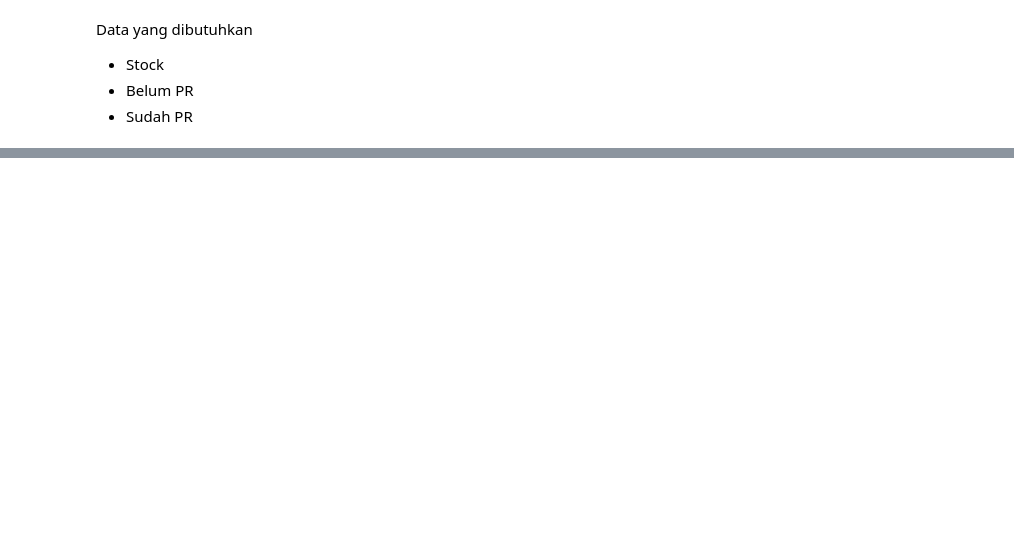
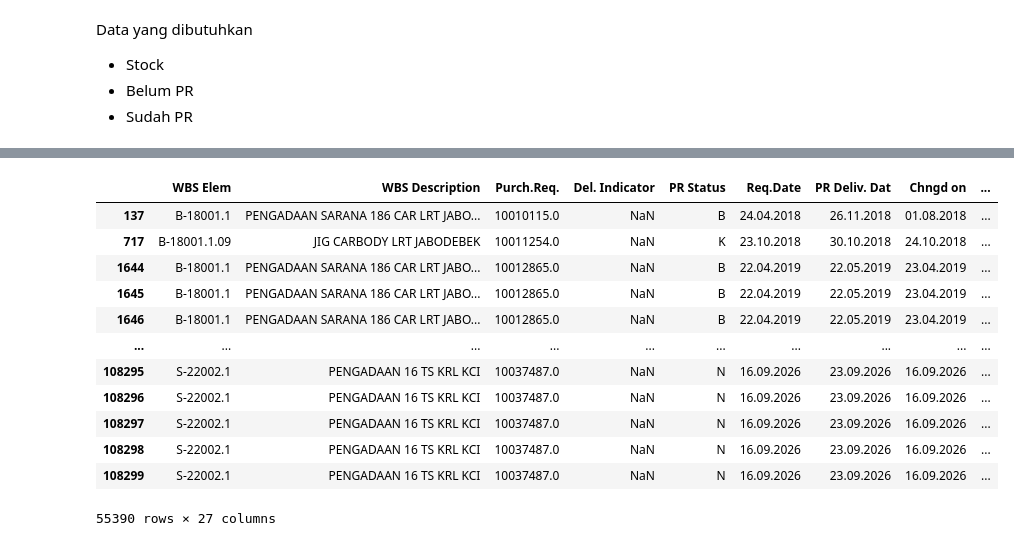
Before and after one commit to widura26/recap-automation, a Jupyter notebook: recap_automation.ipynb, the cells around one changed output, grey strips where cells are left out. Saved outputs shown, nothing was run; the diff lists cells and outputs as text; code cells hidden in the pictures; blank space fills up the shorter version.

```diff
--- a/recap_automation.ipynb
+++ b/recap_automation.ipynb
@@ -1149,0 +1096,16 @@ bom_data[bom_data["Nama Sheet Sumber"] == "Crashwrothiness"]
+# %%
+sap_dataset[sap_dataset["Qty Requested"] != sap_dataset["Ordered"]]
+# %% [output]
+|  | WBS Elem | WBS Description | Purch.Req. | Del. Indicator | PR Status | Req.Date | PR Deliv. Dat | Chngd on | ... |
+| 137 | B-18001.1 | PENGADAAN SARANA 186 CAR LRT JABO... | 10010115.0 | NaN | B | 24.04.2018 | 26.11.2018 | 01.08.2018 | ... |
+| 717 | B-18001.1.09 | JIG CARBODY LRT JABODEBEK | 10011254.0 | NaN | K | 23.10.2018 | 30.10.2018 | 24.10.2018 | ... |
+| 1644 | B-18001.1 | PENGADAAN SARANA 186 CAR LRT JABO... | 10012865.0 | NaN | B | 22.04.2019 | 22.05.2019 | 23.04.2019 | ... |
+| 1645 | B-18001.1 | PENGADAAN SARANA 186 CAR LRT JABO... | 10012865.0 | NaN | B | 22.04.2019 | 22.05.2019 | 23.04.2019 | ... |
+| 1646 | B-18001.1 | PENGADAAN SARANA 186 CAR LRT JABO... | 10012865.0 | NaN | B | 22.04.2019 | 22.05.2019 | 23.04.2019 | ... |
+| ... | ... | ... | ... | ... | ... | ... | ... | ... | ... |
+| 108295 | S-22002.1 | PENGADAAN 16 TS KRL KCI | 10037487.0 | NaN | N | 16.09.2026 | 23.09.2026 | 16.09.2026 | ... |
+| 108296 | S-22002.1 | PENGADAAN 16 TS KRL KCI | 10037487.0 | NaN | N | 16.09.2026 | 23.09.2026 | 16.09.2026 | ... |
+| 108297 | S-22002.1 | PENGADAAN 16 TS KRL KCI | 10037487.0 | NaN | N | 16.09.2026 | 23.09.2026 | 16.09.2026 | ... |
+| 108298 | S-22002.1 | PENGADAAN 16 TS KRL KCI | 10037487.0 | NaN | N | 16.09.2026 | 23.09.2026 | 16.09.2026 | ... |
+| 108299 | S-22002.1 | PENGADAAN 16 TS KRL KCI | 10037487.0 | NaN | N | 16.09.2026 | 23.09.2026 | 16.09.2026 | ... |
+55390 rows × 27 columns
```
Also changed, not shown: parts of 24 cells of this notebook.
